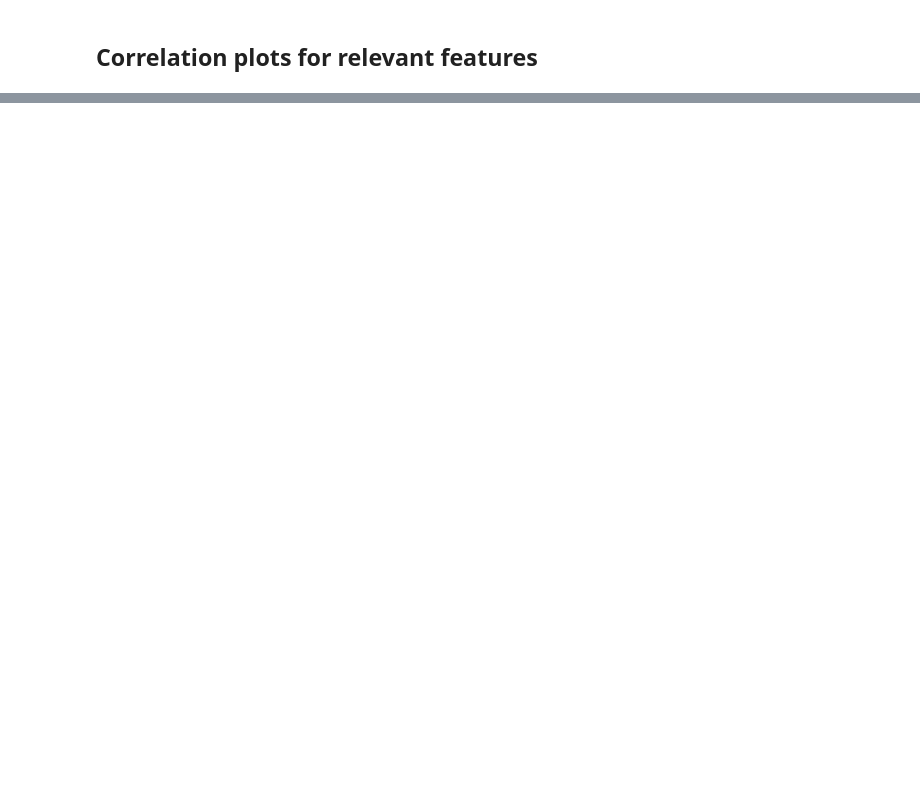
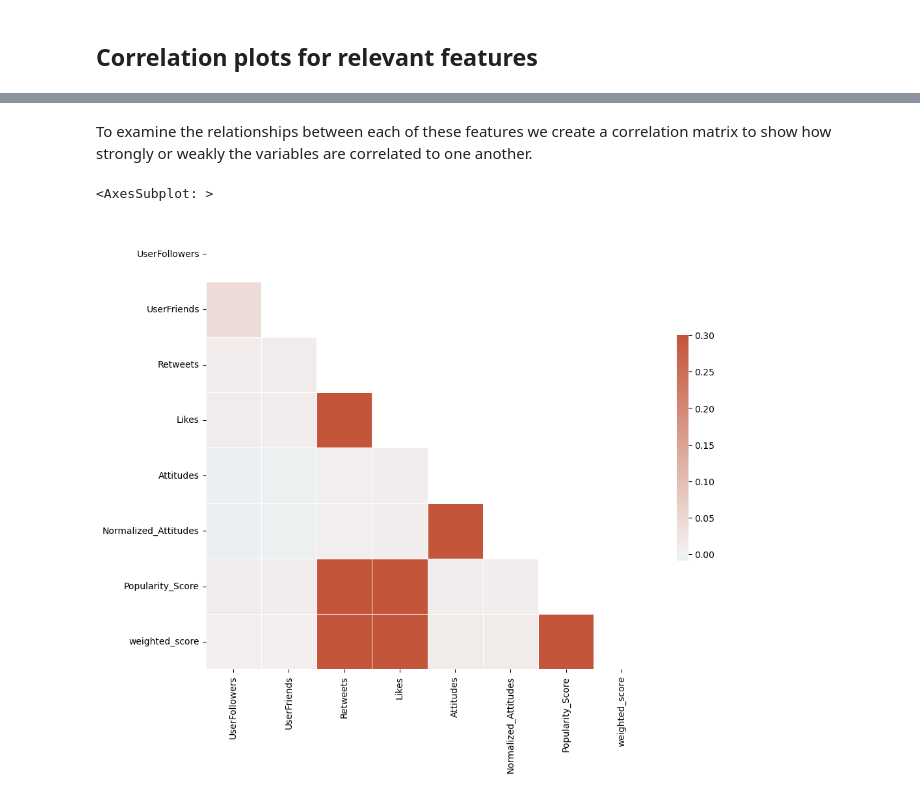
Before and after one commit to Jozue124/CMSC_320_Final_Tutorial, a Jupyter notebook: final_tutorial.ipynb, the cells around one changed output, grey strips where cells are left out. Drawn from its saved outputs; the diff is of its cells as text; code cells hidden in the pictures; blank space fills up the shorter version.

```diff
--- a/final_tutorial.ipynb
+++ b/final_tutorial.ipynb
@@ -401,0 +400,25 @@ We were able to find that overall people on Twitter were fairly favorable toward
+# %% [markdown]
+To examine the relationships between each of these features we create a correlation matrix to show how strongly or weakly the variables are correlated to one another.
+# %%
+# Select only numeric columns
+df['weighted_score'] = pd.to_numeric(df['weighted_score'], errors='coerce')
+
+df_numeric = df.select_dtypes(include=[np.number])
+
+# Compute correlation matrix
+corr = df_numeric.corr()
+
+mask = np.triu(np.ones_like(corr, dtype=bool))
+
+# Set up the matplotlib figure
+f, ax = plt.subplots(figsize=(11, 9))
+
+# Generate a custom diverging colormap
+cmap = sns.diverging_palette(230, 20, as_cmap=True)
+
+# Draw the heatmap with the mask and correct aspect ratio
+sns.heatmap(corr, mask=mask, cmap=cmap, vmax=.3, center=0,
+            square=True, linewidths=.5, cbar_kws={"shrink": .5})
+# %% [output]
+<AxesSubplot: >
+[figure, added]
```
Also changed, not shown: parts of 64 cells of this notebook, 1 other file.
